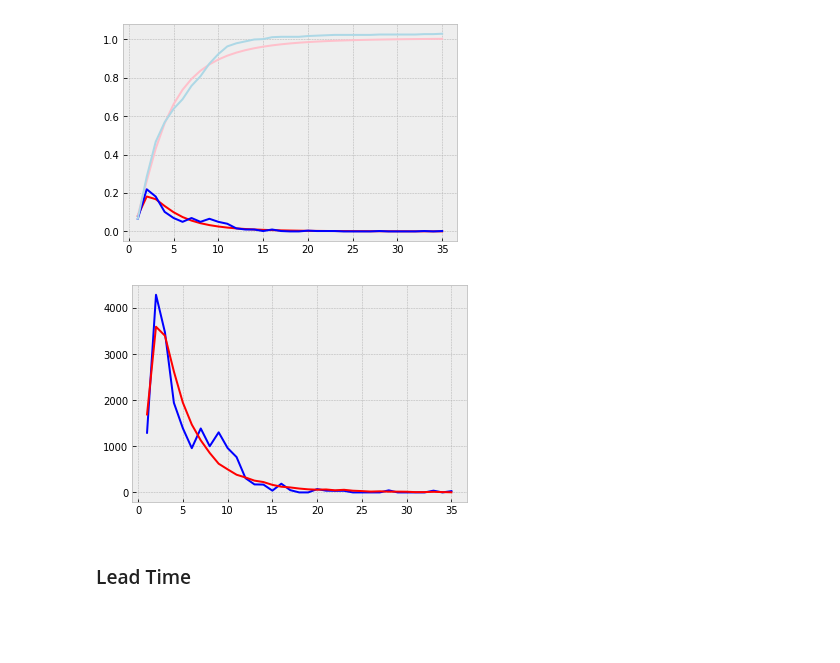
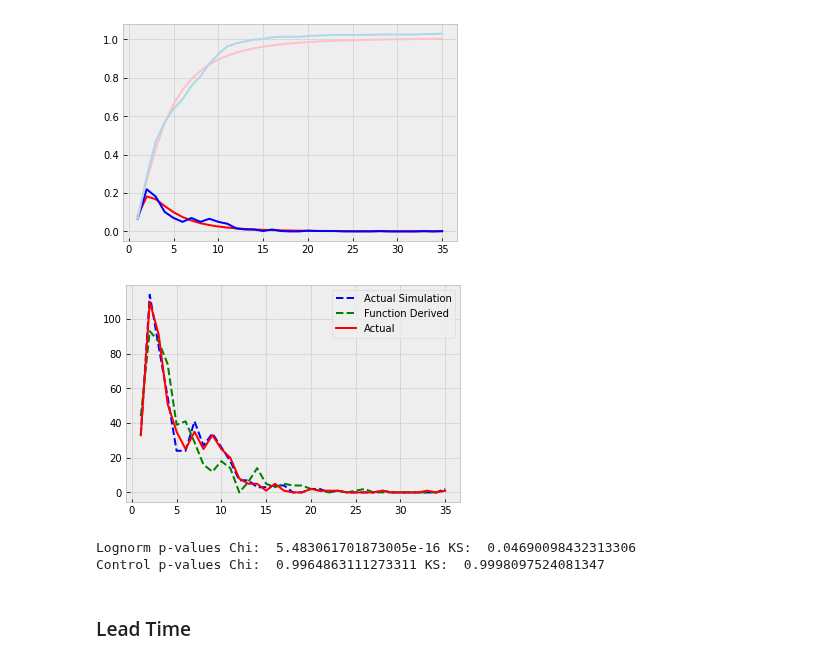
Before and after one commit to zkavtaskin/Lead-Time-Driven-Delivery-Simulation, a Jupyter notebook: Notebook/LittlePower.ipynb, the cells around one changed output. Saved outputs shown, nothing was run; the diff lists cells and outputs as text; code cells hidden in the pictures; blank space fills up the shorter version.

```diff
--- a/Notebook/LittlePower.ipynb
+++ b/Notebook/LittlePower.ipynb
@@ -182,17 +182,19 @@ plt.show()
 # %%
 cycle_fitted_discretized = np.copy(cycle_fitted)
 p_overflow = (cycle_cumulative[-1:]-1.0)[0]
 p_max_index = np.argmax(cycle_fitted)
 cycle_fitted_discretized[p_max_index] -= p_overflow
 
-actual_sample = np.random.choice(sprints["CycleTime"].values, 20000)
+actual_sample = np.random.choice(sprints["CycleTime"].values, 516)
 actual, bins = np.histogram(actual_sample, bins=cycle_max)
 
-function_sample = np.random.choice(X, 20000, p=cycle_fitted_discretized)
+function_sample = np.random.choice(X, 516, p=cycle_fitted_discretized)
 simulated, bins = np.histogram(function_sample, bins=cycle_max)
 
-plt.plot(X, actual, c='blue')
-plt.plot(X, simulated, c='red')
+plt.plot(X, actual, 'b--', label="Actual Random")
+plt.plot(X, simulated, 'g--', label="Function")
+plt.plot(X, np.histogram(sprints["CycleTime"].values, bins=cycle_max)[0], "r",label="Actual")
+plt.legend()
 plt.show()
 # %% [output]
-[figure, old version]
+[figure, new version]
@@ -202,3 +201,13 @@ plt.show()
+# %%
+hist_obs = np.histogram(function_sample, bins=cycle_max)[0]+1
+hist_exp = np.histogram(actual_sample, bins=cycle_max)[0]+1
+hist_exp_act = np.histogram(sprints["CycleTime"].values, bins=cycle_max)[0]+1
+
+print("Lognorm p-values", "Chi: ", stats.chisquare(f_obs=hist_exp, f_exp=hist_obs)[1], "KS: ", stats.ks_2samp(actual_sample, function_sample)[1])
+print("Control p-values", "Chi: ", stats.chisquare(f_obs=hist_exp, f_exp=hist_exp_act)[1], "KS: ", stats.ks_2samp(actual_sample, sprints["CycleTime"].values)[1])
+# %% [output]
+Lognorm p-values Chi:  5.483061701873005e-16 KS:  0.04690098432313306
+Control p-values Chi:  0.9964863111273311 KS:  0.9998097524081347
 # %% [markdown]
 ### Lead Time
 # %%
```
Also changed, not shown: parts of 3 cells of this notebook.
